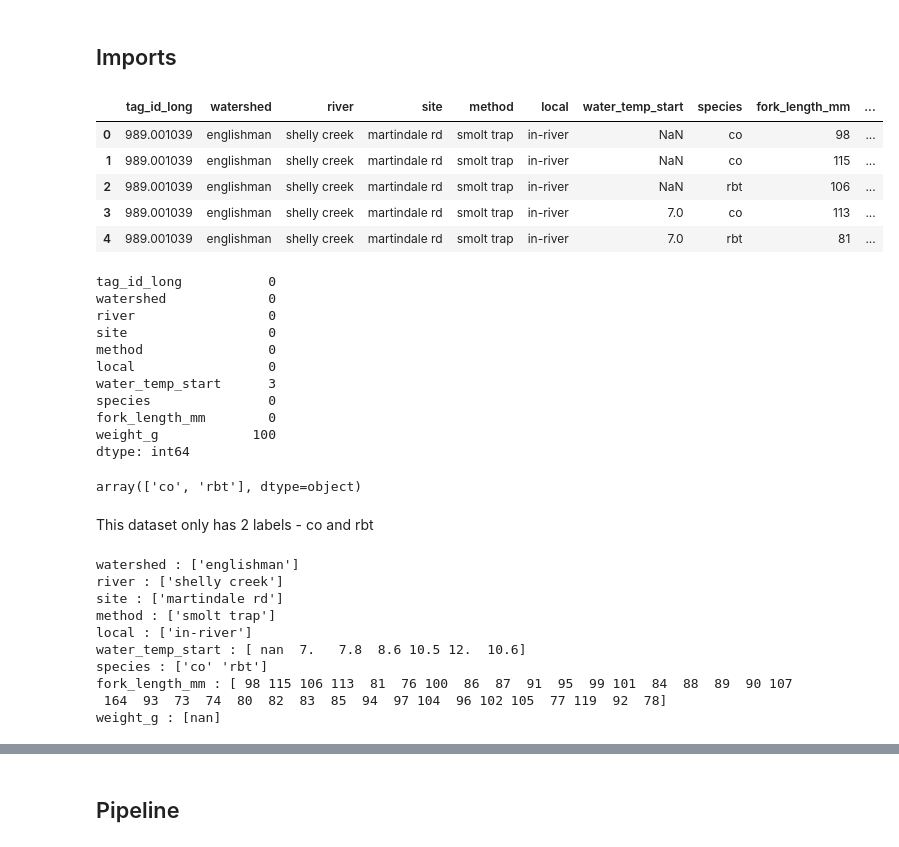
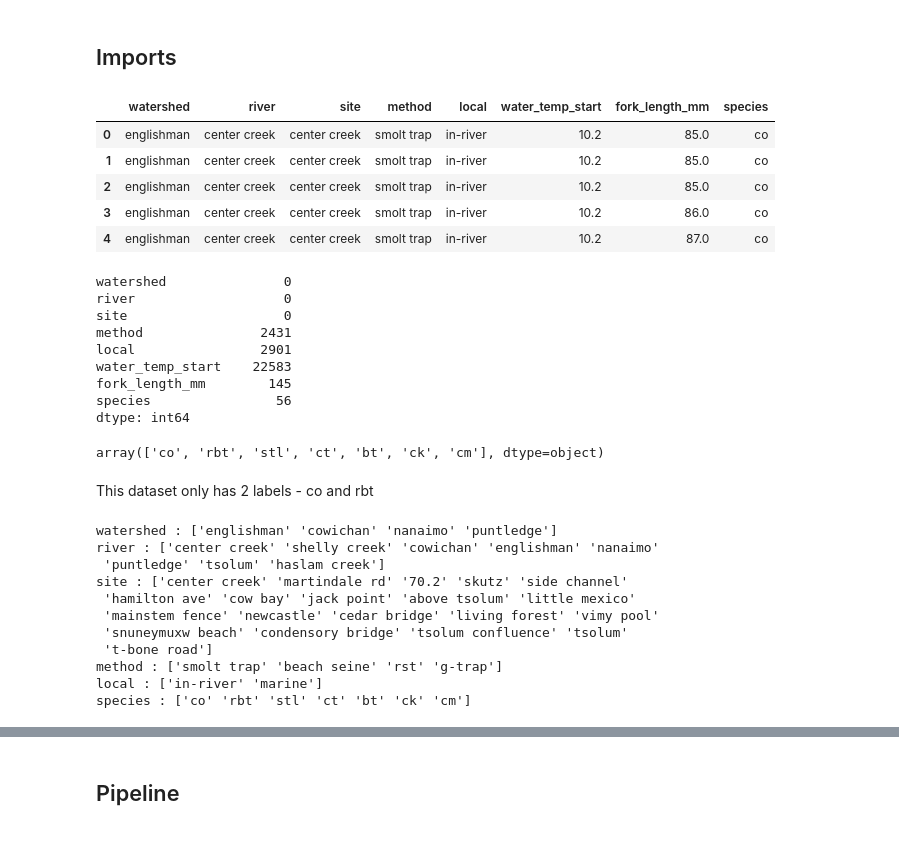
Before and after one commit to brahmwg/Bottlenecks_MDS_Capstone, a Jupyter notebook: species_prediction_model/Decision_tree_pipeline.ipynb, the cells around one changed output, grey strips where cells are left out. Saved outputs shown, nothing was run; the diff lists cells and outputs as text; code cells hidden in the pictures.

```diff
--- a/species_prediction_model/Decision_tree_pipeline.ipynb
+++ b/species_prediction_model/Decision_tree_pipeline.ipynb
@@ -32,26 +32,24 @@ from sklearn.externals.six import StringIO
 from IPython.display import Image
 import pydotplus
 # %%
-df = pd.read_csv("../species_prediction_model/data/trial_data_riya.csv")
+df = pd.read_csv("../species_prediction_model/data/field_big.csv")
 df.head()
 # %% [output]
-|  | tag_id_long | watershed | river | site | method | local | water_temp_start | species | fork_length_mm | ... |
-| 0 | 989.001039 | englishman | shelly creek | martindale rd | smolt trap | in-river | NaN | co | 98 | ... |
-| 1 | 989.001039 | englishman | shelly creek | martindale rd | smolt trap | in-river | NaN | co | 115 | ... |
-| 2 | 989.001039 | englishman | shelly creek | martindale rd | smolt trap | in-river | NaN | rbt | 106 | ... |
-| 3 | 989.001039 | englishman | shelly creek | martindale rd | smolt trap | in-river | 7.0 | co | 113 | ... |
-| 4 | 989.001039 | englishman | shelly creek | martindale rd | smolt trap | in-river | 7.0 | rbt | 81 | ... |
+|  | watershed | river | site | method | local | water_temp_start | fork_length_mm | species |
+| 0 | englishman | center creek | center creek | smolt trap | in-river | 10.2 | 85.0 | co |
+| 1 | englishman | center creek | center creek | smolt trap | in-river | 10.2 | 85.0 | co |
+| 2 | englishman | center creek | center creek | smolt trap | in-river | 10.2 | 85.0 | co |
+| 3 | englishman | center creek | center creek | smolt trap | in-river | 10.2 | 86.0 | co |
+| 4 | englishman | center creek | center creek | smolt trap | in-river | 10.2 | 87.0 | co |
 # %%
 df.isnull().sum()
 # %% [output]
-tag_id_long           0
-watershed             0
-river                 0
-site                  0
-method                0
-local                 0
-water_temp_start      3
-species               0
-fork_length_mm        0
-weight_g            100
+watershed               0
+river                   0
+site                    0
+method               2431
+local                2901
+water_temp_start    22583
+fork_length_mm        145
+species                56
 dtype: int64
@@ -58,22 +59,23 @@ dtype: int64
 # %%
 df.species.unique()
 # %% [output]
-array(['co', 'rbt'], dtype=object)
+array(['co', 'rbt', 'stl', 'ct', 'bt', 'ck', 'cm'], dtype=object)
 # %% [markdown]
 This dataset only has 2 labels - co and rbt
 # %%
 for col in df.columns:
-    if col not in ['tag_id_long']:
+    if col not in ['tag_id_long','fork_length_mm', 'water_temp_start']:
         print(col, ":", df[col].unique())
 # %% [output]
-watershed : ['englishman']
-river : ['shelly creek']
-site : ['martindale rd']
-method : ['smolt trap']
-local : ['in-river']
-water_temp_start : [ nan  7.   7.8  8.6 10.5 12.  10.6]
-species : ['co' 'rbt']
-fork_length_mm : [ 98 115 106 113  81  76 100  86  87  91  95  99 101  84  88  89  90 107
- 164  93  73  74  80  82  83  85  94  97 104  96 102 105  77 119  92  78]
-weight_g : [nan]
+watershed : ['englishman' 'cowichan' 'nanaimo' 'puntledge']
+river : ['center creek' 'shelly creek' 'cowichan' 'englishman' 'nanaimo'
+ 'puntledge' 'tsolum' 'haslam creek']
+site : ['center creek' 'martindale rd' '70.2' 'skutz' 'side channel'
+ 'hamilton ave' 'cow bay' 'jack point' 'above tsolum' 'little mexico'
+ 'mainstem fence' 'newcastle' 'cedar bridge' 'living forest' 'vimy pool'
+ 'snuneymuxw beach' 'condensory bridge' 'tsolum confluence' 'tsolum'
+ 't-bone road']
+method : ['smolt trap' 'beach seine' 'rst' 'g-trap']
+local : ['in-river' 'marine']
+species : ['co' 'rbt' 'stl' 'ct' 'bt' 'ck' 'cm']
 # %%
```
Also changed, not shown: parts of 21 cells of this notebook, 4 other files.
